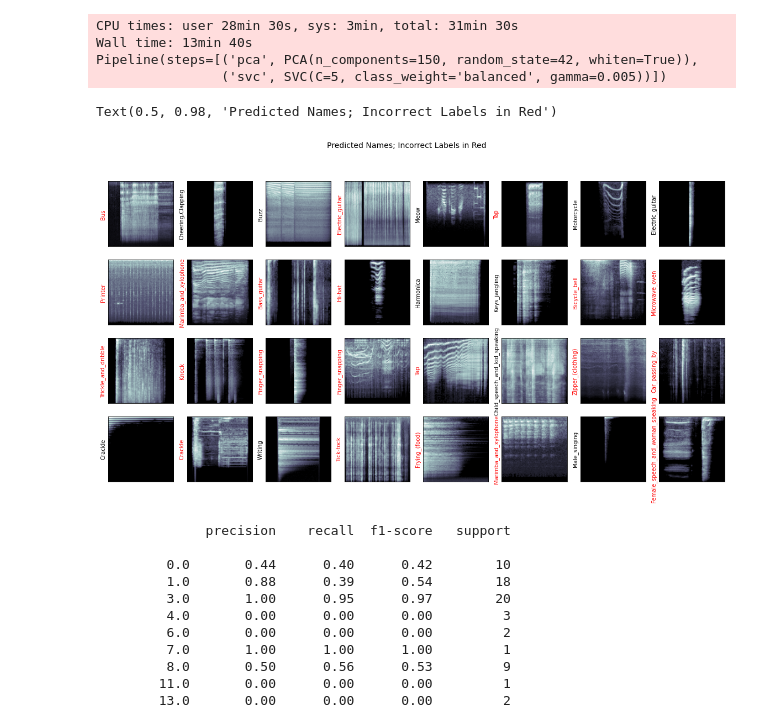
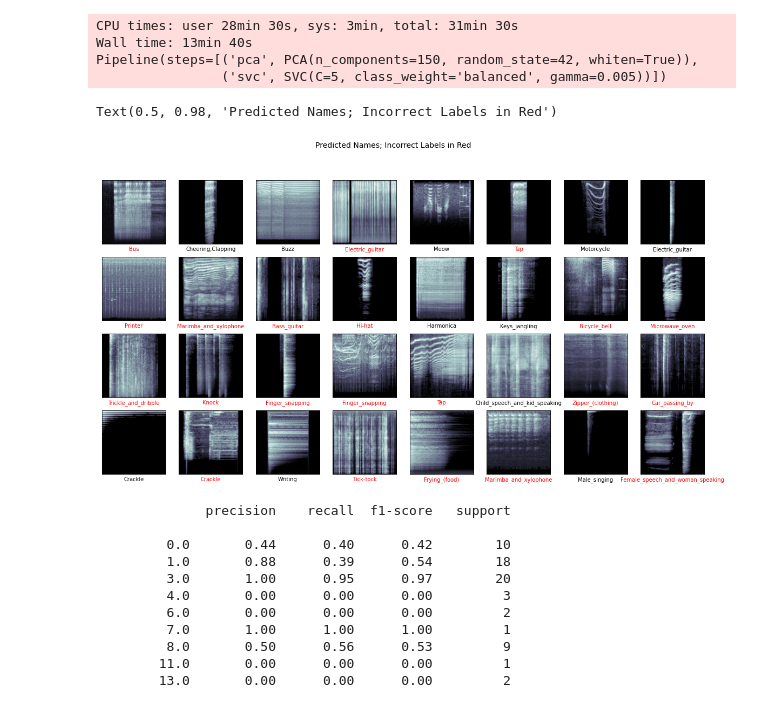
Before and after one commit to mizoma/audio-classification, a Jupyter notebook: notebooks/support_vector_classification.ipynb, the cells around one changed output. Cells and saved outputs as stored; diff of their text form; code cells hidden in the pictures.

```diff
--- a/notebooks/support_vector_classification.ipynb
+++ b/notebooks/support_vector_classification.ipynb
@@ -35,16 +35,16 @@ model = grid.best_estimator_
 yfit = model.predict(Xtest)
 # %%
 import matplotlib.pyplot as plt
-fig, ax = plt.subplots( 4, 8, figsize=(20,10))
+fig, ax = plt.subplots(4, 8, figsize=(20,10))
 for i, axi in enumerate(ax.flat):
     axi.imshow(Xtest[i].reshape(128, 128), cmap='bone')
     axi.set(xticks=[], yticks=[])
-    axi.set_ylabel(audio.target_names[int(yfit[i])].split()[-1],
+    axi.set_xlabel(audio.target_names[int(yfit[i])].split()[-1],
                    color='black' if yfit[i] == ytest[i] else 'red')
 fig.suptitle('Predicted Names; Incorrect Labels in Red', size=14)
 # %% [output]
 Text(0.5, 0.98, 'Predicted Names; Incorrect Labels in Red')
-[figure, old version]
+[figure, new version]
 # %%
 from sklearn.metrics import classification_report
 print(classification_report(ytest, yfit))
```
Also changed, not shown: 1 other file.
